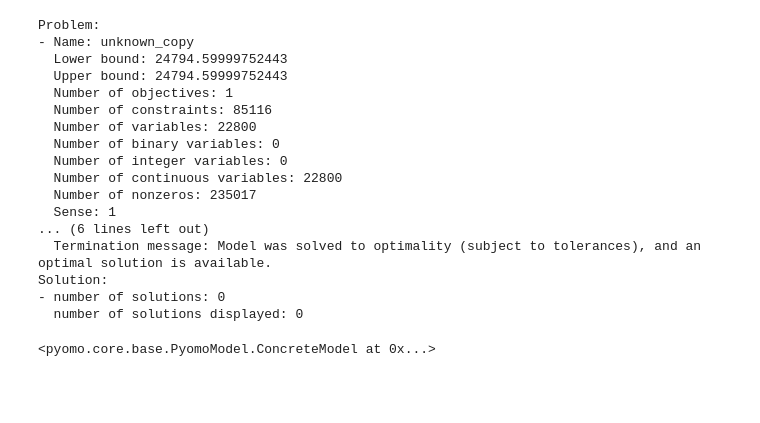
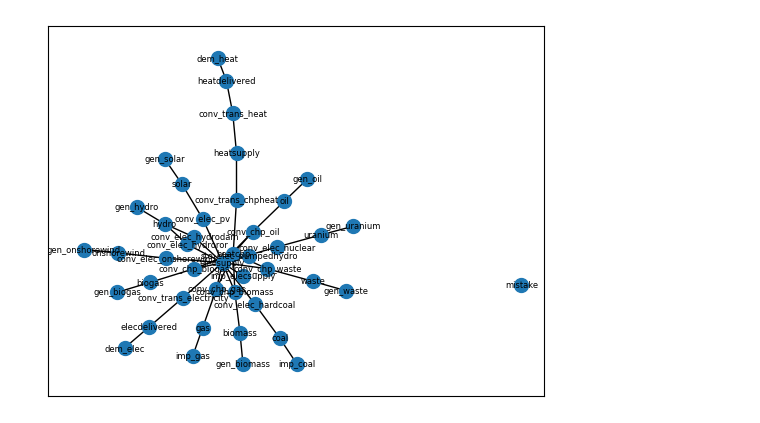
Before and after one commit to irm-codebase/RESTORE, a Jupyter notebook: playground.ipynb, the cells around one changed output. Saved outputs shown, nothing was run; the diff lists cells and outputs as text; code cells hidden in the pictures; blank space fills up the shorter version.

Commit message:
v1: model formulation 60% done

```diff
--- a/playground.ipynb
+++ b/playground.ipynb
@@ -3,21 +0,0 @@ import models.dexp_simple.d_exp_simple as dxp
-# %%
-dxp.run_d_expanse()
-# %% [output]
-Problem:
-- Name: unknown_copy
-  Lower bound: 24794.59999752443
-  Upper bound: 24794.59999752443
-  Number of objectives: 1
-  Number of constraints: 85116
-  Number of variables: 22800
-  Number of binary variables: 0
-  Number of integer variables: 0
-  Number of continuous variables: 22800
-  Number of nonzeros: 235017
-  Sense: 1
-... (6 lines left out)
-  Termination message: Model was solved to optimality (subject to tolerances), and an optimal solution is available.
-Solution:
-- number of solutions: 0
-  number of solutions displayed: 0
-<pyomo.core.base.PyomoModel.ConcreteModel at 0x...>
@@ -23,0 +9,13 @@ Solution:
+# %%
+# Get model configuration
+path = "data/model_config/restore_cnf_v1.xlsx"
+data_handler = cnf_tools.ConfigHandler(path)
+# %%
+# Show network complexity if there is a connection issue
+in_df = data_handler.io_cnf["input_eff"].droplevel(0)
+out_df = data_handler.io_cnf["output_eff"].droplevel(0)
+in_df["mistake"] = np.nan
+out_df["mistake"] = np.nan
+restore_plots.plot_io_network(in_df, out_df)
+# %% [output]
+[figure, added]
```
Also changed, not shown: parts of 35 cells of this notebook, 8 other files.
